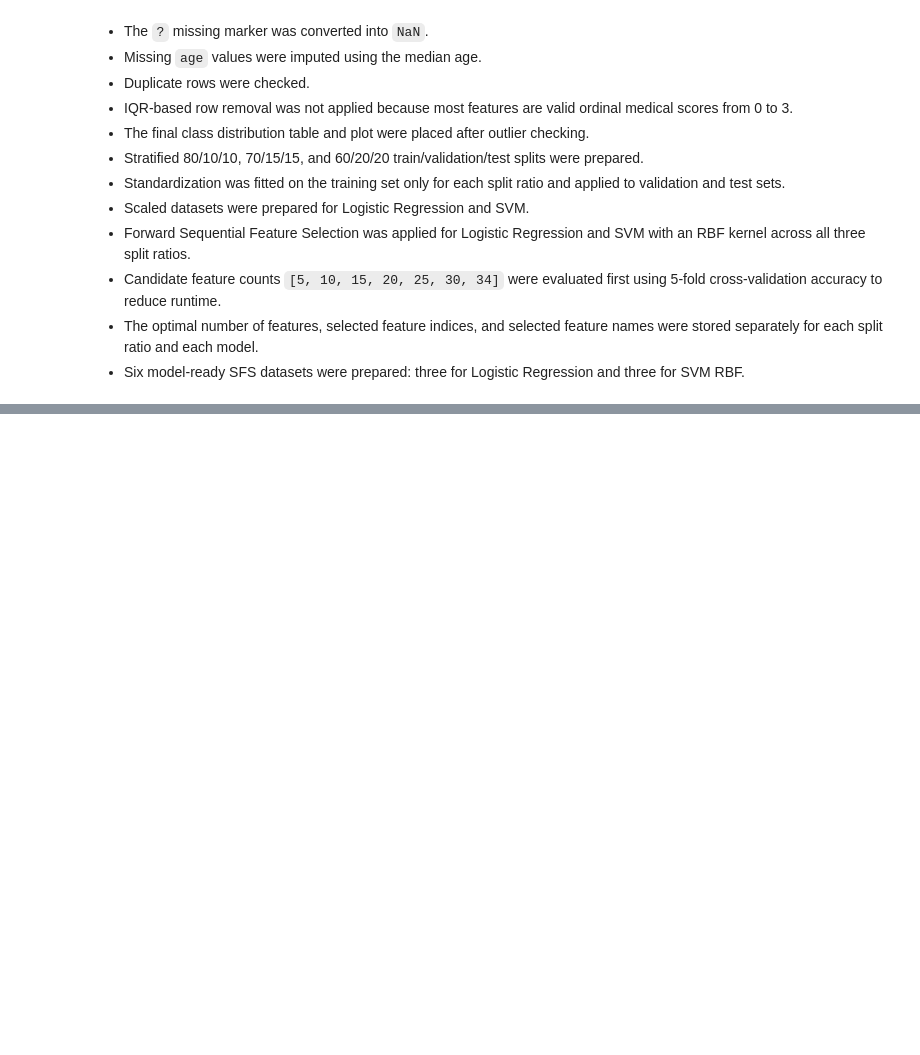
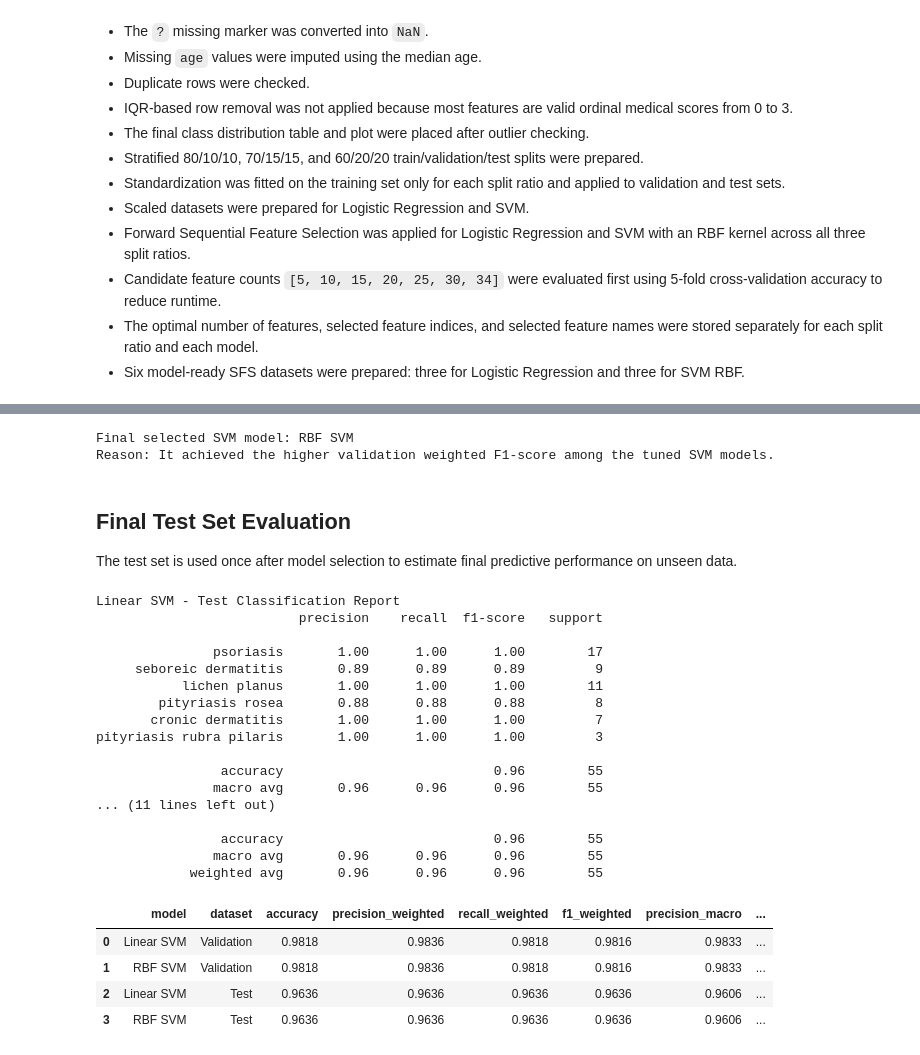
Before and after one commit to Jeffrysoo/CPC-251-Project-1, a Jupyter notebook: CPC251_Project_Part1_Preprocessing_Dermatology.ipynb, the cells around one changed output, grey strips where cells are left out. Saved outputs shown, nothing was run; the diff lists cells and outputs as text; code cells hidden in the pictures; blank space fills up the shorter version.

```diff
--- a/CPC251_Project_Part1_Preprocessing_Dermatology.ipynb
+++ b/CPC251_Project_Part1_Preprocessing_Dermatology.ipynb
@@ -1018,0 +1296,80 @@ SVM RBF SFS dataset shapes:
+# %%
+# Choose the final SVM model based on validation weighted F1-score.
+# Weighted F1 is selected because it balances precision and recall and is suitable for an imbalanced multi-class dataset.
+if rbf_val_metrics['f1_weighted'] >= linear_val_metrics['f1_weighted']:
+    final_svm_model_name = 'RBF SVM'
+    final_svm_model = best_rbf_svm
+else:
+    final_svm_model_name = 'Linear SVM'
+    final_svm_model = best_linear_svm
+
+print('Final selected SVM model:', final_svm_model_name)
+print('Reason: It achieved the higher validation weighted F1-score among the tuned SVM models.')
+# %% [output]
+Final selected SVM model: RBF SVM
+Reason: It achieved the higher validation weighted F1-score among the tuned SVM models.
+# %% [markdown]
+## Final Test Set Evaluation
+
+The test set is used once after model selection to estimate final predictive performance on unseen data.
+# %%
+# Evaluate both SVM models on the test set for transparent comparison.
+linear_test_metrics, linear_test_predictions = evaluate_svm_classifier(
+    'Linear SVM',
+    best_linear_svm,
+    svm_X_test,
+    svm_y_test,
+    'Test'
+)
+
+rbf_test_metrics, rbf_test_predictions = evaluate_svm_classifier(
+    'RBF SVM',
+    best_rbf_svm,
+    svm_X_test,
+    svm_y_test,
+    'Test'
+)
+
+# Combine validation and test metrics into one final comparison table.
+svm_all_results_df = pd.DataFrame([
+    linear_val_metrics,
+    rbf_val_metrics,
+    linear_test_metrics,
+    rbf_test_metrics
+])
+
+# Round numeric metric columns for cleaner reporting.
+metric_columns = [
+    'accuracy',
+    'precision_weighted',
+    'recall_weighted',
+    'f1_weighted',
+    'precision_macro',
+    'recall_macro',
+    'f1_macro'
+]
+svm_all_results_df[metric_columns] = svm_all_results_df[metric_columns].round(4)
+svm_all_results_df
+# %% [output]
+Linear SVM - Test Classification Report
+                          precision    recall  f1-score   support
+
+               psoriasis       1.00      1.00      1.00        17
+     seboreic dermatitis       0.89      0.89      0.89         9
+           lichen planus       1.00      1.00      1.00        11
+        pityriasis rosea       0.88      0.88      0.88         8
+       cronic dermatitis       1.00      1.00      1.00         7
+pityriasis rubra pilaris       1.00      1.00      1.00         3
+
+                accuracy                           0.96        55
+               macro avg       0.96      0.96      0.96        55
+... (11 lines left out)
+
+                accuracy                           0.96        55
+               macro avg       0.96      0.96      0.96        55
+            weighted avg       0.96      0.96      0.96        55
+|  | model | dataset | accuracy | precision_weighted | recall_weighted | f1_weighted | precision_macro | ... |
+| 0 | Linear SVM | Validation | 0.9818 | 0.9836 | 0.9818 | 0.9816 | 0.9833 | ... |
+| 1 | RBF SVM | Validation | 0.9818 | 0.9836 | 0.9818 | 0.9816 | 0.9833 | ... |
+| 2 | Linear SVM | Test | 0.9636 | 0.9636 | 0.9636 | 0.9636 | 0.9606 | ... |
+| 3 | RBF SVM | Test | 0.9636 | 0.9636 | 0.9636 | 0.9636 | 0.9606 | ... |
```
Also changed, not shown: parts of 20 cells of this notebook, 1 other file.
